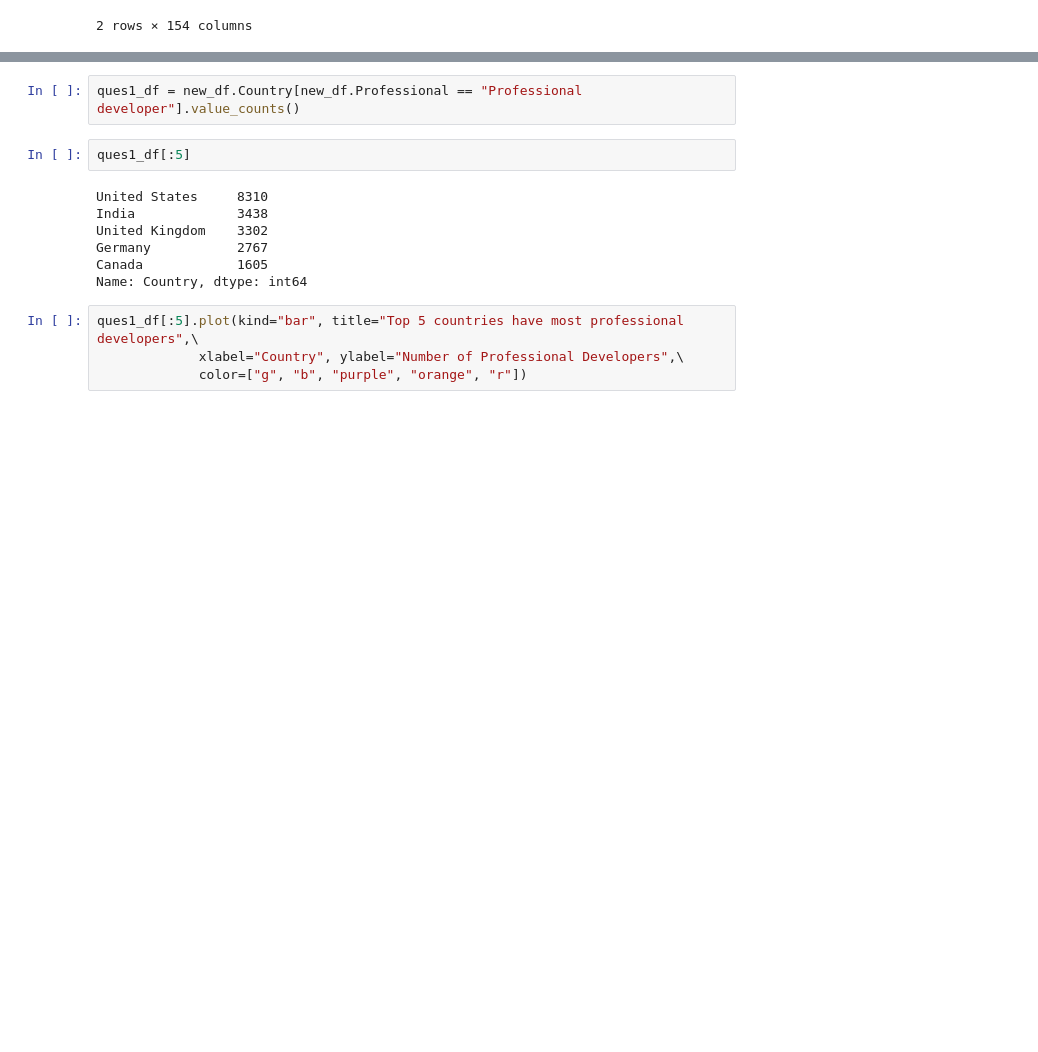
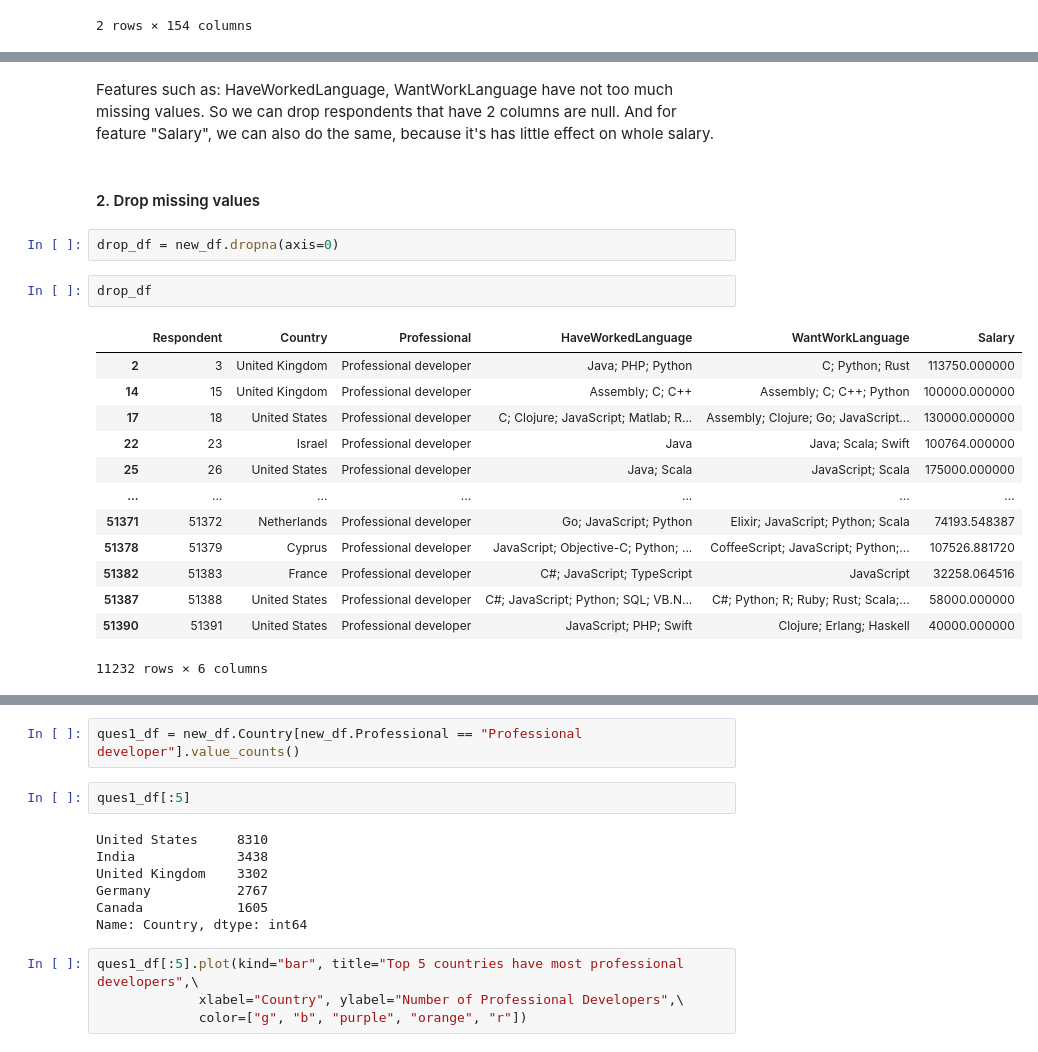
Before and after one commit to phucht95/ds-udacity-blog-post, a Jupyter notebook: CRISP_DM_Process.ipynb, the cells around one changed output, grey strips where cells are left out. Drawn from its saved outputs; the diff is of its cells as text; blank space fills up the shorter version.

```diff
--- a/CRISP_DM_Process.ipynb
+++ b/CRISP_DM_Process.ipynb
@@ -39,0 +104,22 @@ get_description(df.columns[1])
+# %% [markdown]
+Features such as: HaveWorkedLanguage, WantWorkLanguage have not too much missing values. So we can drop respondents that have 2 columns are null. And for feature "Salary", we can also do the same, because it's has little effect on whole salary.
+# %% [markdown]
+#### 2. Drop missing values
+# %%
+drop_df = new_df.dropna(axis=0)
+# %%
+drop_df
+# %% [output]
+|  | Respondent | Country | Professional | HaveWorkedLanguage | WantWorkLanguage | Salary |
+| 2 | 3 | United Kingdom | Professional developer | Java; PHP; Python | C; Python; Rust | 113750.000000 |
+| 14 | 15 | United Kingdom | Professional developer | Assembly; C; C++ | Assembly; C; C++; Python | 100000.000000 |
+| 17 | 18 | United States | Professional developer | C; Clojure; JavaScript; Matlab; R... | Assembly; Clojure; Go; JavaScript... | 130000.000000 |
+| 22 | 23 | Israel | Professional developer | Java | Java; Scala; Swift | 100764.000000 |
+| 25 | 26 | United States | Professional developer | Java; Scala | JavaScript; Scala | 175000.000000 |
+| ... | ... | ... | ... | ... | ... | ... |
+| 51371 | 51372 | Netherlands | Professional developer | Go; JavaScript; Python | Elixir; JavaScript; Python; Scala | 74193.548387 |
+| 51378 | 51379 | Cyprus | Professional developer | JavaScript; Objective-C; Python; ... | CoffeeScript; JavaScript; Python;... | 107526.881720 |
+| 51382 | 51383 | France | Professional developer | C#; JavaScript; TypeScript | JavaScript | 32258.064516 |
+| 51387 | 51388 | United States | Professional developer | C#; JavaScript; Python; SQL; VB.N... | C#; Python; R; Ruby; Rust; Scala;... | 58000.000000 |
+| 51390 | 51391 | United States | Professional developer | JavaScript; PHP; Swift | Clojure; Erlang; Haskell | 40000.000000 |
+11232 rows × 6 columns
```
Also changed, not shown: parts of 26 cells of this notebook, 7 other files.
